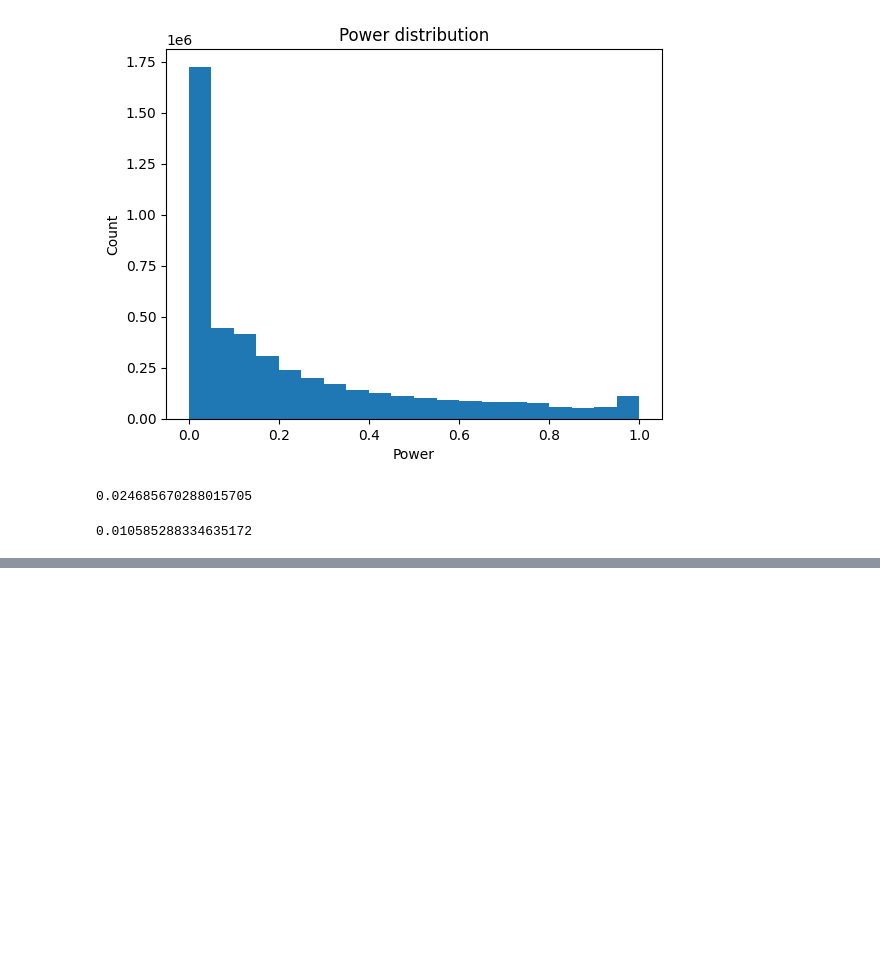
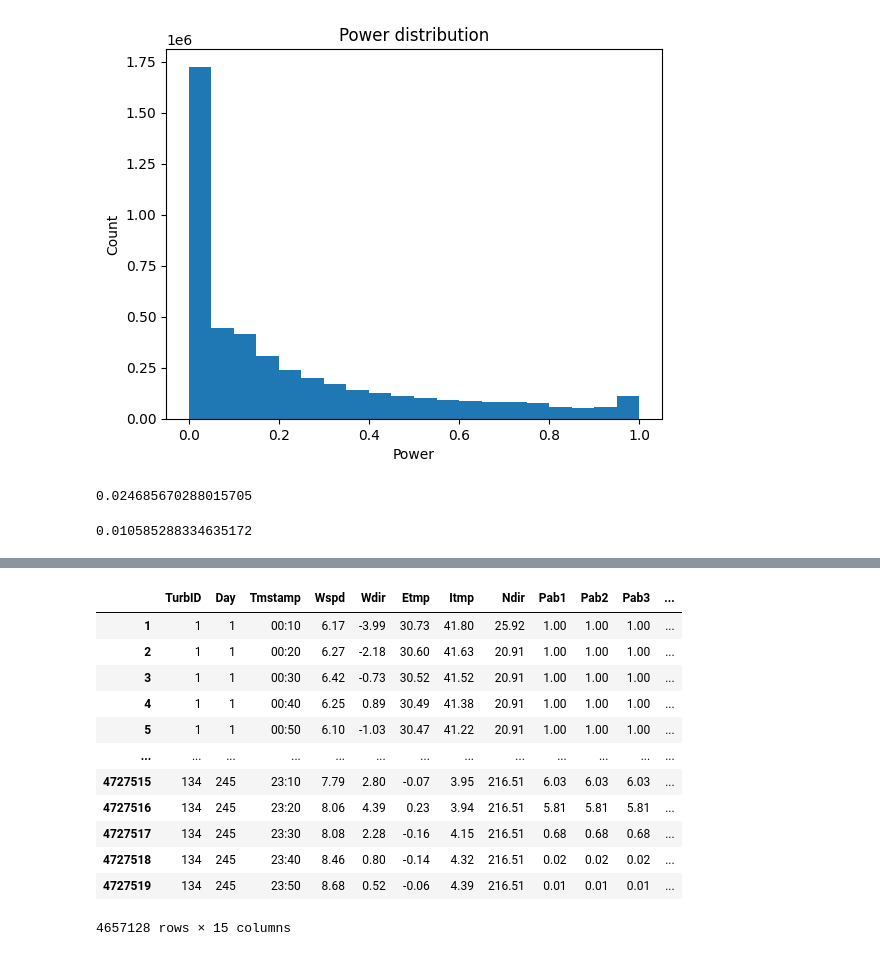
Before and after one commit to benedikt-holland/windfarm_data_imputation, a Jupyter notebook: notebooks/data_exploration.ipynb, the cells around one changed output, grey strips where cells are left out. Saved outputs shown, nothing was run; the diff lists cells and outputs as text; code cells hidden in the pictures; blank space fills up the shorter version.

```diff
--- a/notebooks/data_exploration.ipynb
+++ b/notebooks/data_exploration.ipynb
@@ -208,0 +257,4 @@ data['Patv'].isna().sum() / (data['Patv'].isna() - 1).abs().sum()
+# %%
+for date, nans in nan_per_day.items():
+    if nans > 20:
+        print(f"{nans} missing on day {data[data['datetime'] == date]['Day'].unique()} time {data[data['datetime'] == date]['Tmstamp'].unique()}: {data[data['datetime'] == date]['TurbID'].value_counts()}")
@@ -208,0 +279,19 @@ data['Patv'].isna().sum() / (data['Patv'].isna() - 1).abs().sum()
+# %%
+dates_to_remove = [date for date, nans in nan_per_day.items() if nans == 134]
+processed_data = data[~data['datetime'].isin(dates_to_remove)]
+processed_data = processed_data[processed_data['TurbID'] != 126]
+processed_data
+# %% [output]
+|  | TurbID | Day | Tmstamp | Wspd | Wdir | Etmp | Itmp | Ndir | Pab1 | Pab2 | Pab3 | ... |
+| 1 | 1 | 1 | 00:10 | 6.17 | -3.99 | 30.73 | 41.80 | 25.92 | 1.00 | 1.00 | 1.00 | ... |
+| 2 | 1 | 1 | 00:20 | 6.27 | -2.18 | 30.60 | 41.63 | 20.91 | 1.00 | 1.00 | 1.00 | ... |
+| 3 | 1 | 1 | 00:30 | 6.42 | -0.73 | 30.52 | 41.52 | 20.91 | 1.00 | 1.00 | 1.00 | ... |
+| 4 | 1 | 1 | 00:40 | 6.25 | 0.89 | 30.49 | 41.38 | 20.91 | 1.00 | 1.00 | 1.00 | ... |
+| 5 | 1 | 1 | 00:50 | 6.10 | -1.03 | 30.47 | 41.22 | 20.91 | 1.00 | 1.00 | 1.00 | ... |
+| ... | ... | ... | ... | ... | ... | ... | ... | ... | ... | ... | ... | ... |
+| 4727515 | 134 | 245 | 23:10 | 7.79 | 2.80 | -0.07 | 3.95 | 216.51 | 6.03 | 6.03 | 6.03 | ... |
+| 4727516 | 134 | 245 | 23:20 | 8.06 | 4.39 | 0.23 | 3.94 | 216.51 | 5.81 | 5.81 | 5.81 | ... |
+| 4727517 | 134 | 245 | 23:30 | 8.08 | 2.28 | -0.16 | 4.15 | 216.51 | 0.68 | 0.68 | 0.68 | ... |
+| 4727518 | 134 | 245 | 23:40 | 8.46 | 0.80 | -0.14 | 4.32 | 216.51 | 0.02 | 0.02 | 0.02 | ... |
+| 4727519 | 134 | 245 | 23:50 | 8.68 | 0.52 | -0.06 | 4.39 | 216.51 | 0.01 | 0.01 | 0.01 | ... |
+4657128 rows × 15 columns
```
Also changed, not shown: parts of 26 cells of this notebook, 1 other file.
